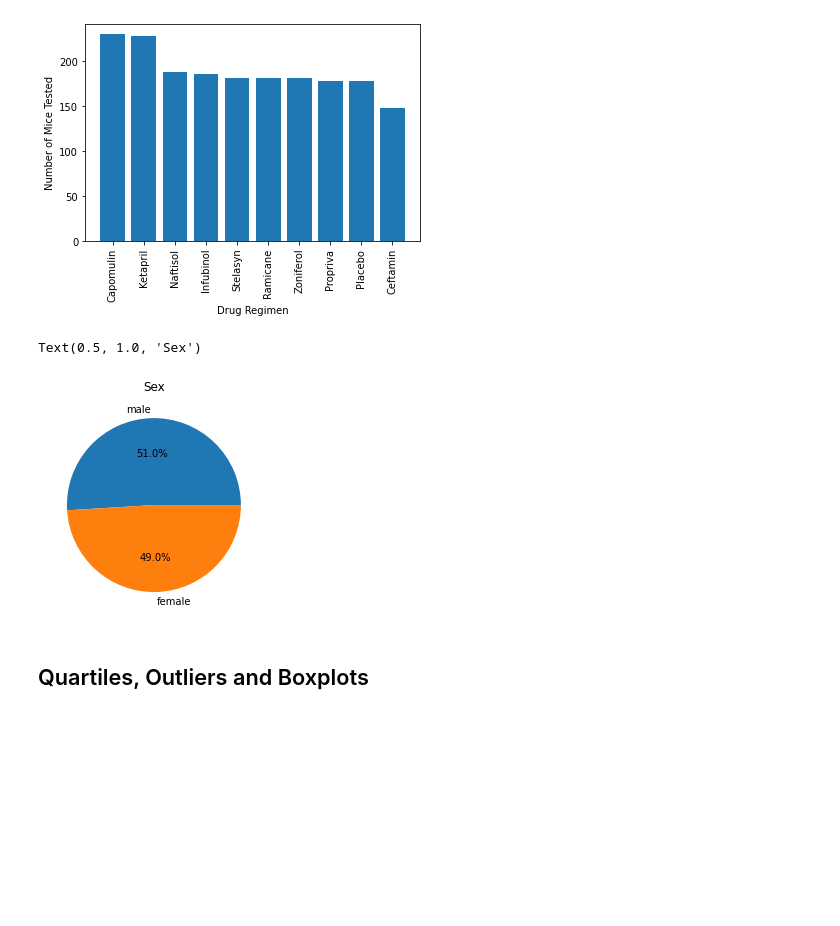
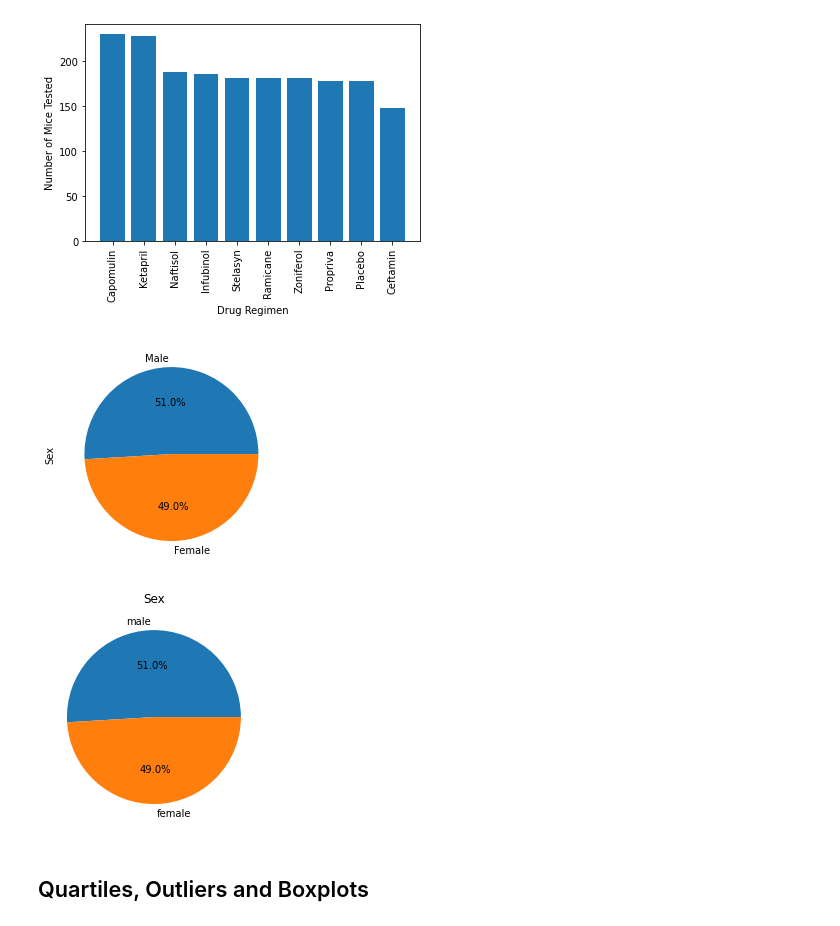
Before and after one commit to maderamel/Pymaceuticals, a Jupyter notebook: pymaceuticals.ipynb, the cells around one changed output. Drawn from its saved outputs; the diff is of its cells as text; code cells hidden in the pictures; blank space fills up the shorter version.

Commit message:
pie chart updates

```diff
--- a/pymaceuticals.ipynb
+++ b/pymaceuticals.ipynb
@@ -161,13 +161,21 @@ plt.show()
 [figure]
 # %%
 # Generate a pie plot showing the distribution of female versus male mice using Pandas
+
+gendercounts = cleandf["Sex"].value_counts()
+gendercounts.plot(kind="pie", autopct='%1.1f%%')
+
+plt.show()
+# %% [output]
+[figure, added]
 # %%
 # Generate a pie plot showing the distribution of female versus male mice using pyplot
 gendercounts = cleandf["Sex"].value_counts()
-plt.pie(gendercounts, labels = ["male", "female"], autopct='%1.1f%%')
+labels=["male","female"]
+plt.pie(gendercounts, autopct='%1.1f%%', labels=labels)
 plt.title("Sex")
+plt.show()
 # %% [output]
-Text(0.5, 1.0, 'Sex')
 [figure]
 # %% [markdown]
 ## Quartiles, Outliers and Boxplots
```
Also changed, not shown: parts of 1 cell of this notebook.
